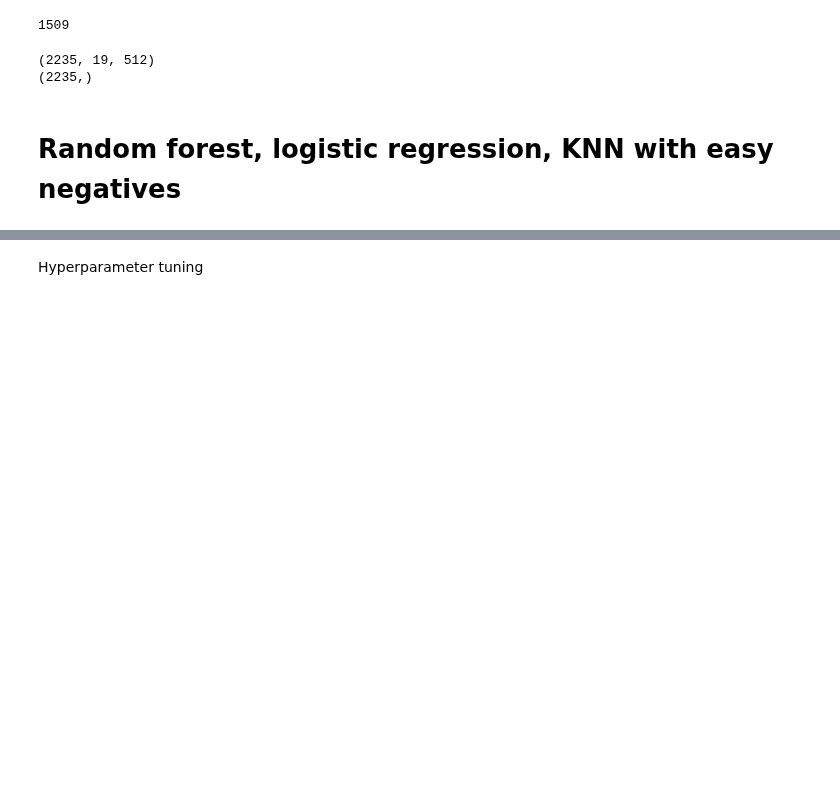
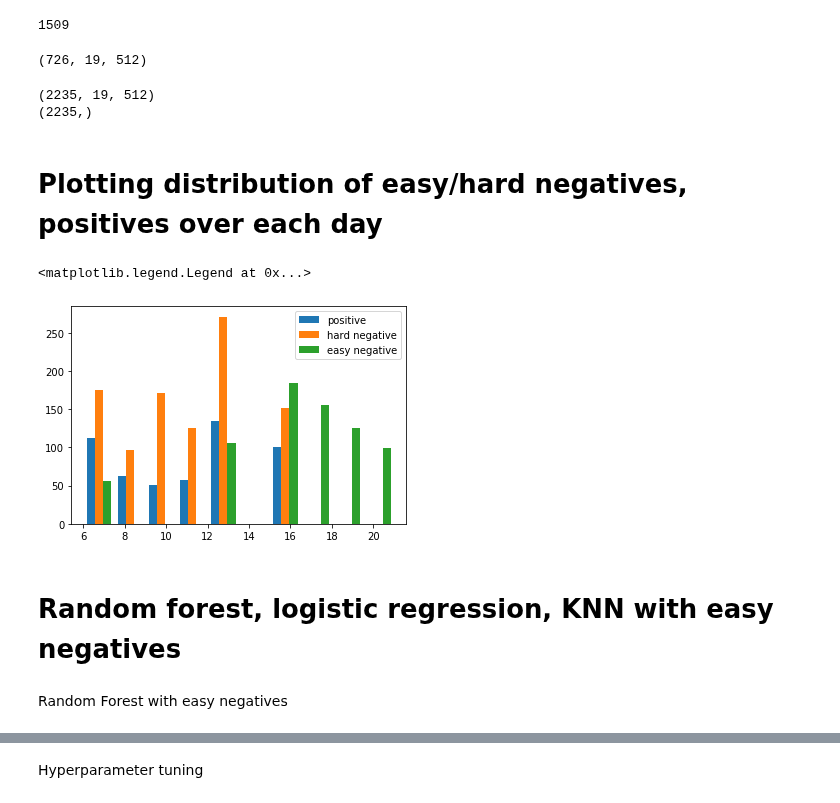
Before and after one commit to marin-hyatt/public-redhook-analysis, a Jupyter notebook: notebooks/Truck_Training.ipynb, the cells around one changed output, grey strips where cells are left out. Saved outputs shown, nothing was run; the diff lists cells and outputs as text; code cells hidden in the pictures; blank space fills up the shorter version.

Commit message:
Plotted negative distributions and ran with only easy negatives

```diff
--- a/notebooks/Truck_Training.ipynb
+++ b/notebooks/Truck_Training.ipynb
@@ -154,0 +157,6 @@ logo = LeaveOneGroupOut()
+# %%
+positive_mask = (y=='y')
+# %%
+positive_X = X[positive_mask]
+positive_timestamps = annotation_list_cut[:,0][positive_mask]
+positive_groups = groups[positive_mask]
@@ -154,0 +167,4 @@ logo = LeaveOneGroupOut()
+# %%
+negative_X = X[np.invert(positive_mask)]
+negative_hard_timestamps = annotation_list_cut[:,0][np.invert(positive_mask)]
+negative_groups = groups[np.invert(positive_mask)]
@@ -673,6 +693,10 @@ timestamps_with_easy_negatives = np.concatenate([timestamps, negative_timestamps
 negatives = np.asarray(['n'] * len(easy_negatives))
 y_with_easy_negatives = np.concatenate([y, negatives])
 y_with_easy_negatives_binary = np.where(y_with_easy_negatives=='n', 0, 1)
+# %%
+easy_negatives.shape
+# %% [output]
+(726, 19, 512)
 # %%
 X_with_easy_negatives = np.concatenate([X, easy_negatives])
 # %%
@@ -681,5 +705,17 @@ print(y_with_easy_negatives.shape)
 # %% [output]
 (2235, 19, 512)
 (2235,)
+# %%
+easy_negative_groups = \
+np.asarray([data.convert_timestamps(int(timestamp)).day for timestamp in negative_timestamps])
+# %% [markdown]
+# Plotting distribution of easy/hard negatives, positives over each day
+# %%
+plt.hist([positive_groups, negative_groups, easy_negative_groups], \
+         label=['positive', 'hard negative', 'easy negative'])
+plt.legend(loc='upper right')
+# %% [output]
+<matplotlib.legend.Legend at 0x...>
+[figure, added]
 # %% [markdown]
 # Random forest, logistic regression, KNN with easy negatives
@@ -685,0 +724,2 @@ print(y_with_easy_negatives.shape)
+# %% [markdown]
+Random Forest with easy negatives
```
Also changed, not shown: parts of 11 cells of this notebook.
